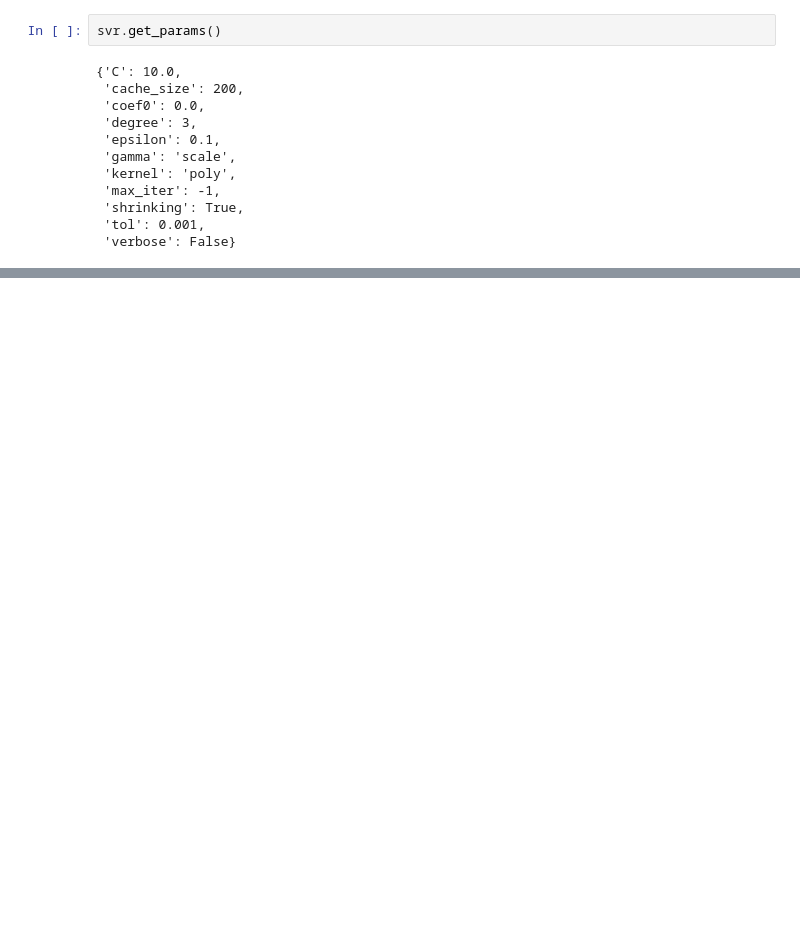
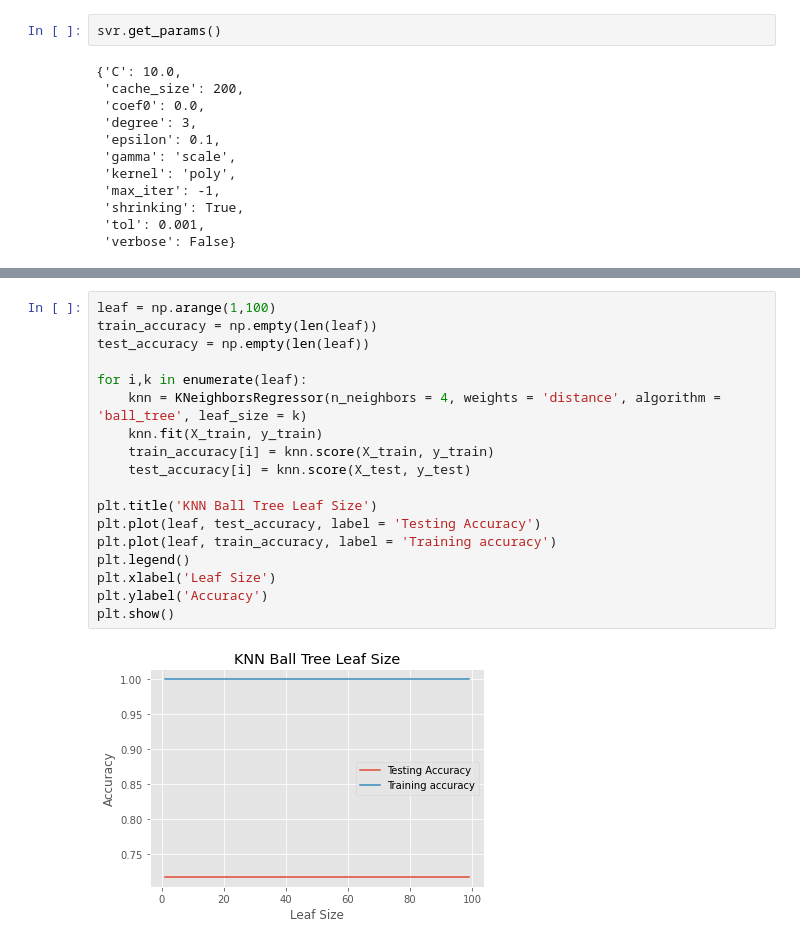
Before and after one commit to vkoli/house-price-regression-cs675, a Jupyter notebook: CS675_MIDTERM_PROJECT_CLEVER_STARS.ipynb, the cells around one changed output, grey strips where cells are left out. Drawn from its saved outputs; the diff is of its cells as text; blank space fills up the shorter version.

```diff
--- a/CS675_MIDTERM_PROJECT_CLEVER_STARS.ipynb
+++ b/CS675_MIDTERM_PROJECT_CLEVER_STARS.ipynb
@@ -331,0 +435,20 @@ svr.get_params()
+# %%
+leaf = np.arange(1,100)
+train_accuracy = np.empty(len(leaf))
+test_accuracy = np.empty(len(leaf))
+
+for i,k in enumerate(leaf):
+    knn = KNeighborsRegressor(n_neighbors = 4, weights = 'distance', algorithm = 'ball_tree', leaf_size = k)
+    knn.fit(X_train, y_train)
+    train_accuracy[i] = knn.score(X_train, y_train)
+    test_accuracy[i] = knn.score(X_test, y_test)
+
+plt.title('KNN Ball Tree Leaf Size')
+plt.plot(leaf, test_accuracy, label = 'Testing Accuracy')
+plt.plot(leaf, train_accuracy, label = 'Training accuracy')
+plt.legend()
+plt.xlabel('Leaf Size')
+plt.ylabel('Accuracy')
+plt.show()
+# %% [output]
+[figure, added]
```
Also changed, not shown: parts of 17 cells of this notebook.
